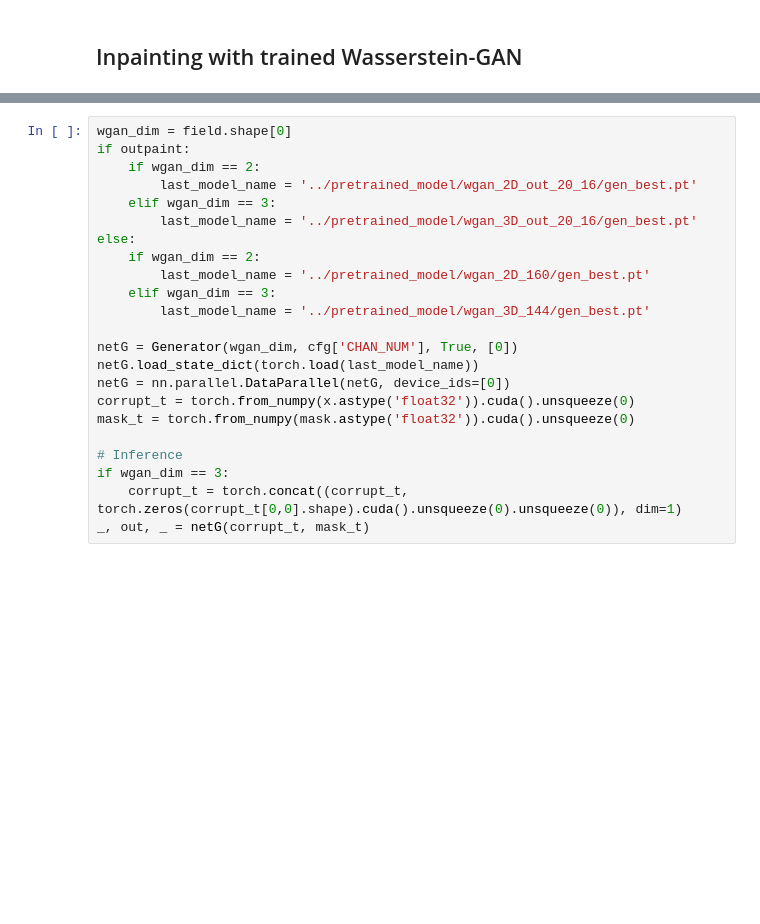
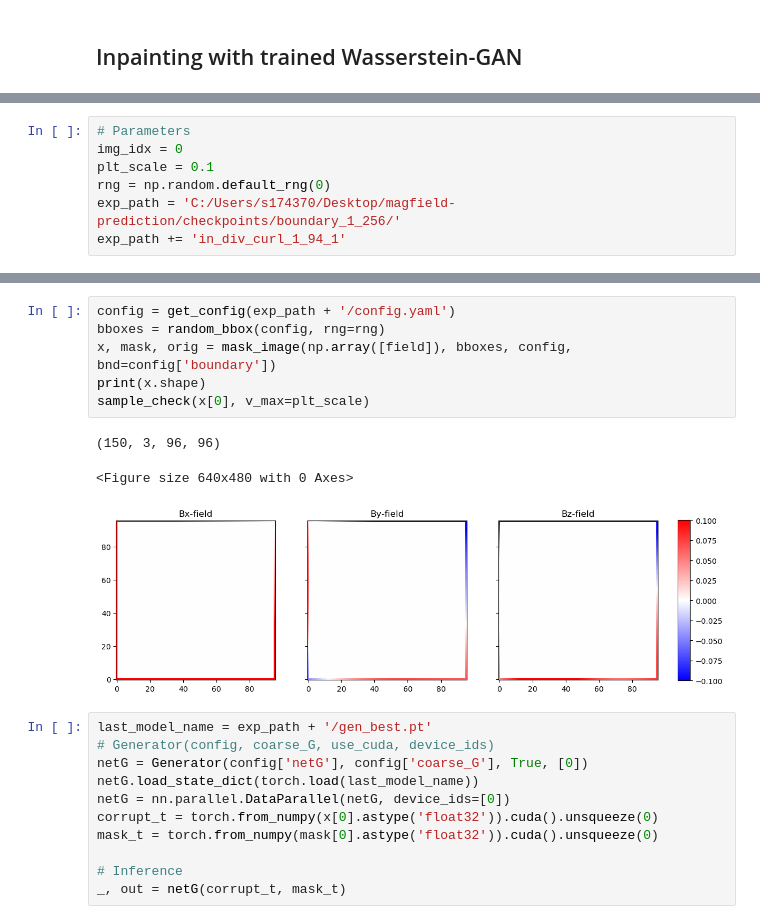
Before and after one commit to spollok/magfield-prediction, a Jupyter notebook: n_wgan_inpainting.ipynb, the cells around one changed output, grey strips where cells are left out. Cells and saved outputs as stored; diff of their text form; blank space fills up the shorter version.

```diff
--- a/n_wgan_inpainting.ipynb
+++ b/n_wgan_inpainting.ipynb
@@ -39,0 +12,7 @@ sample_check(x, v_max=plt_scale)
+# %%
+# Parameters
+img_idx = 0
+plt_scale = 0.1
+rng = np.random.default_rng(0)
+exp_path = 'C:/Users/s174370/Desktop/magfield-prediction/checkpoints/boundary_1_256/'
+exp_path += 'in_div_curl_1_94_1'
@@ -40,25 +28,23 @@ sample_check(x, v_max=plt_scale)
+# %%
+config = get_config(exp_path + '/config.yaml')
+bboxes = random_bbox(config, rng=rng)
+x, mask, orig = mask_image(np.array([field]), bboxes, config, bnd=config['boundary'])
+print(x.shape)
+sample_check(x[0], v_max=plt_scale)
+# %% [output]
+(150, 3, 96, 96)
+<Figure size 640x480 with 0 Axes>
+[figure, added]
 # %%
-wgan_dim = field.shape[0]
-if outpaint:
-    if wgan_dim == 2:
-        last_model_name = '../pretrained_model/wgan_2D_out_20_16/gen_best.pt'
-    elif wgan_dim == 3:
-        last_model_name = '../pretrained_model/wgan_3D_out_20_16/gen_best.pt'
-else:
-    if wgan_dim == 2:
-        last_model_name = '../pretrained_model/wgan_2D_160/gen_best.pt'
-    elif wgan_dim == 3:
-        last_model_name = '../pretrained_model/wgan_3D_144/gen_best.pt'
-
-netG = Generator(wgan_dim, cfg['CHAN_NUM'], True, [0])
+last_model_name = exp_path + '/gen_best.pt'
+# Generator(config, coarse_G, use_cuda, device_ids)
+netG = Generator(config['netG'], config['coarse_G'], True, [0])
 netG.load_state_dict(torch.load(last_model_name))
 netG = nn.parallel.DataParallel(netG, device_ids=[0])
-corrupt_t = torch.from_numpy(x.astype('float32')).cuda().unsqueeze(0)
-mask_t = torch.from_numpy(mask.astype('float32')).cuda().unsqueeze(0)
+corrupt_t = torch.from_numpy(x[0].astype('float32')).cuda().unsqueeze(0)
+mask_t = torch.from_numpy(mask[0].astype('float32')).cuda().unsqueeze(0)
 
 # Inference
-if wgan_dim == 3:
-    corrupt_t = torch.concat((corrupt_t, torch.zeros(corrupt_t[0,0].shape).cuda().unsqueeze(0).unsqueeze(0)), dim=1)
-_, out, _ = netG(corrupt_t, mask_t)
+_, out = netG(corrupt_t, mask_t)
 # %%
 out_np = out.squeeze(0).cpu().data.numpy()
```
Also changed, not shown: parts of 7 cells of this notebook, 4 other files.
